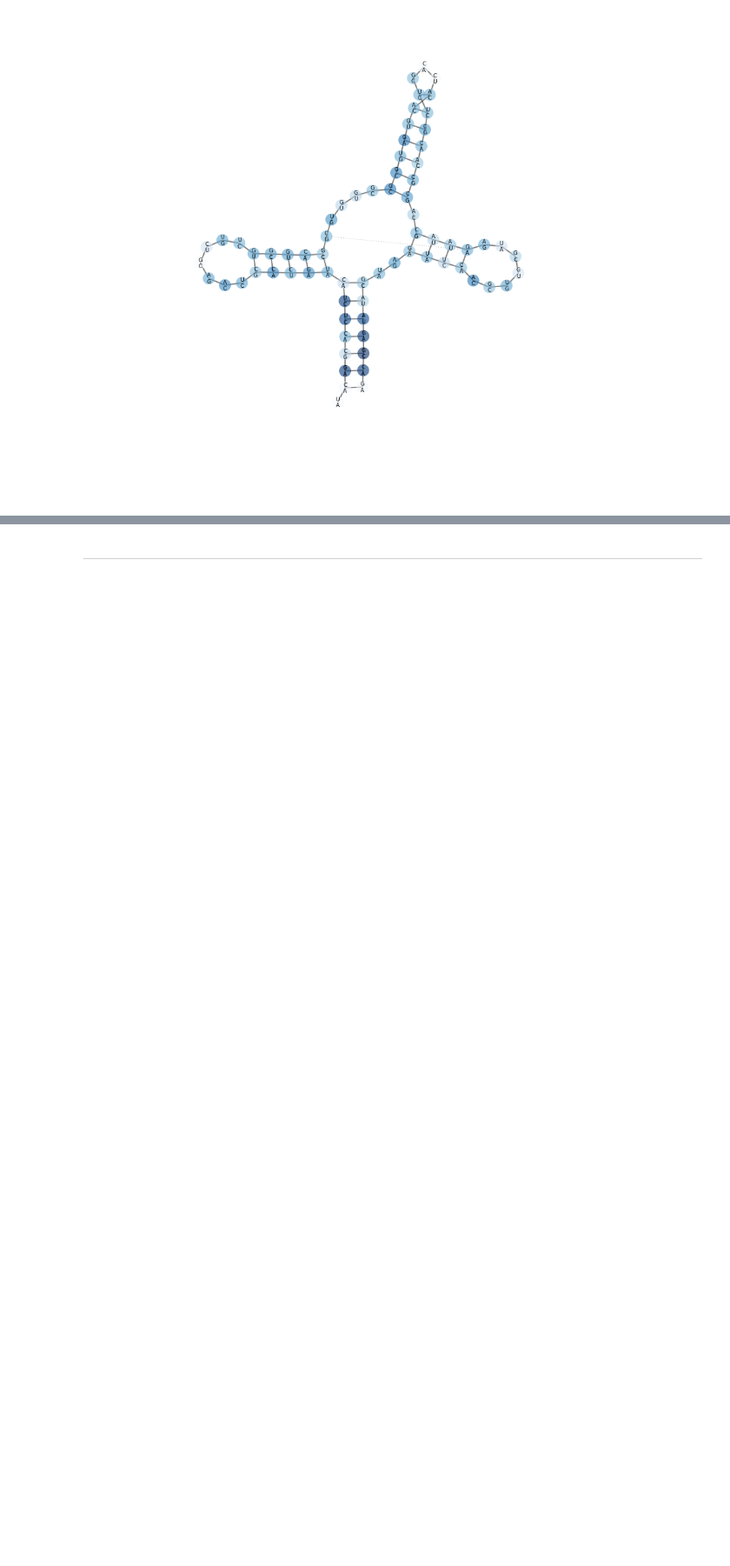
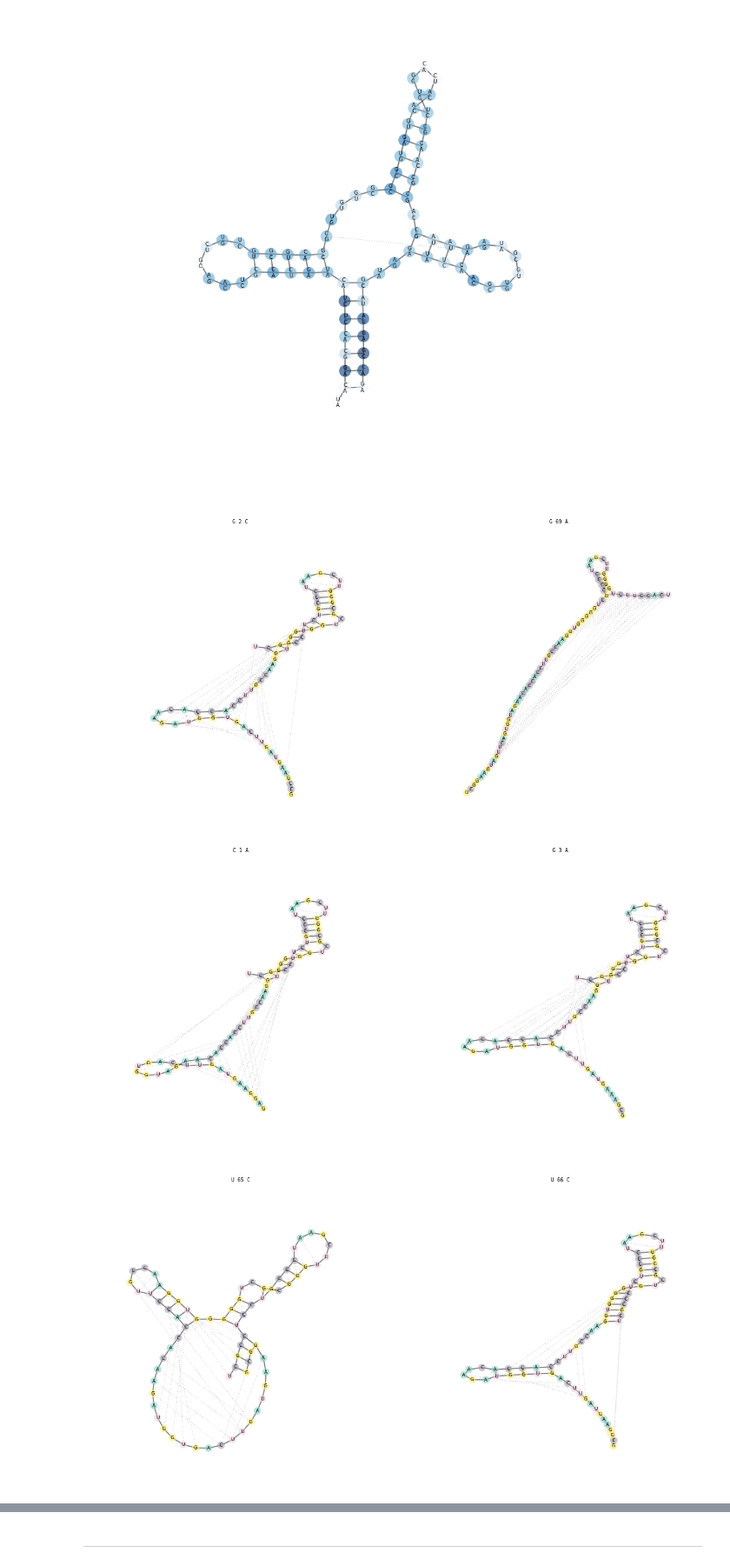
Before and after one commit to XuanHeIIIS/RaSE-RNA-Structural-Stability-Estimator, a Jupyter notebook: RNAStructuralStabilityEstimator.ipynb, the cells around one changed output, grey strips where cells are left out. Shown at 87% size. Saved outputs shown, nothing was run; the diff lists cells and outputs as text; code cells hidden in the pictures; blank space fills up the shorter version.

```diff
--- a/RNAStructuralStabilityEstimator.ipynb
+++ b/RNAStructuralStabilityEstimator.ipynb
@@ -121,4 +121,8 @@ rase.draw()
 # %% [output]
 [figure]
 # %%
-rase.draw_all(file_name='a.png')
+rase.draw_all()
+# %% [output]
+[figure, added]
+[figure, added]
+[figure, added]
```
Also changed, not shown: parts of 1 cell of this notebook.
